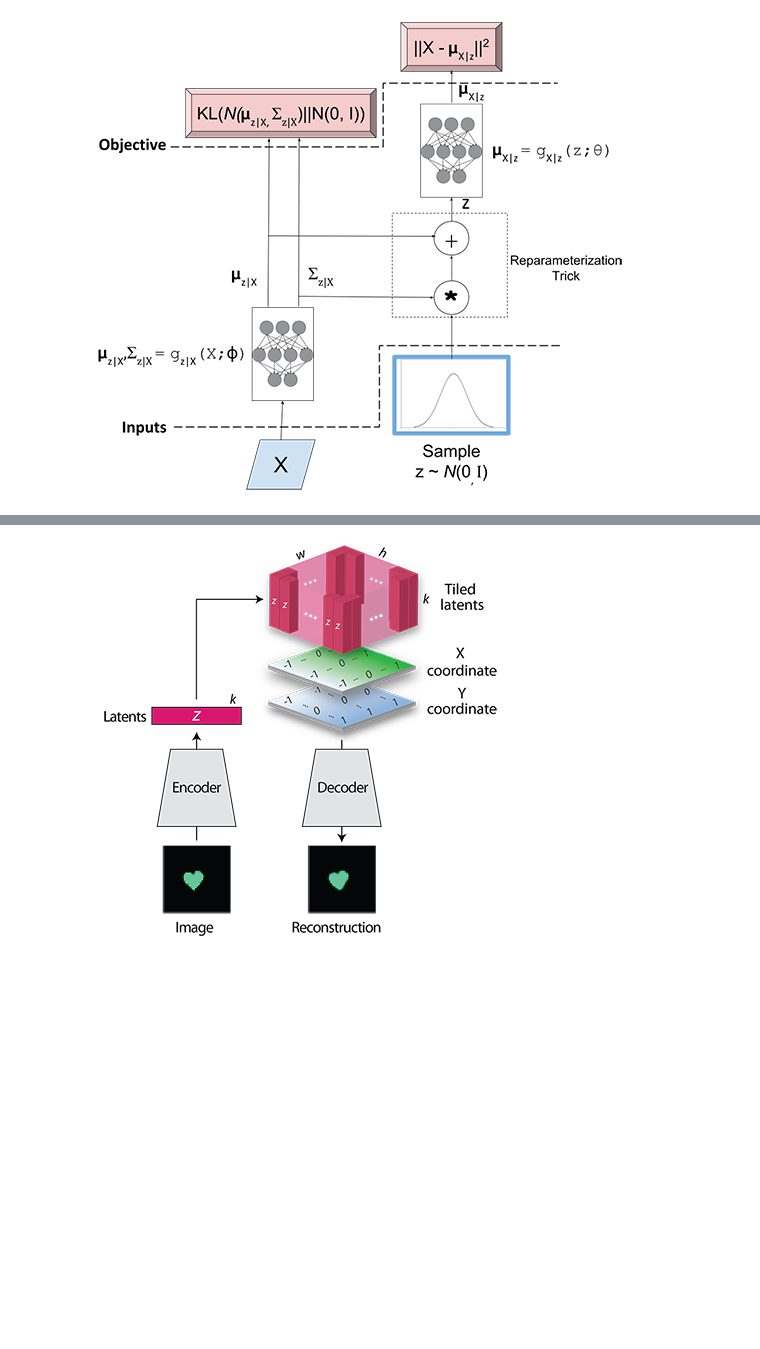
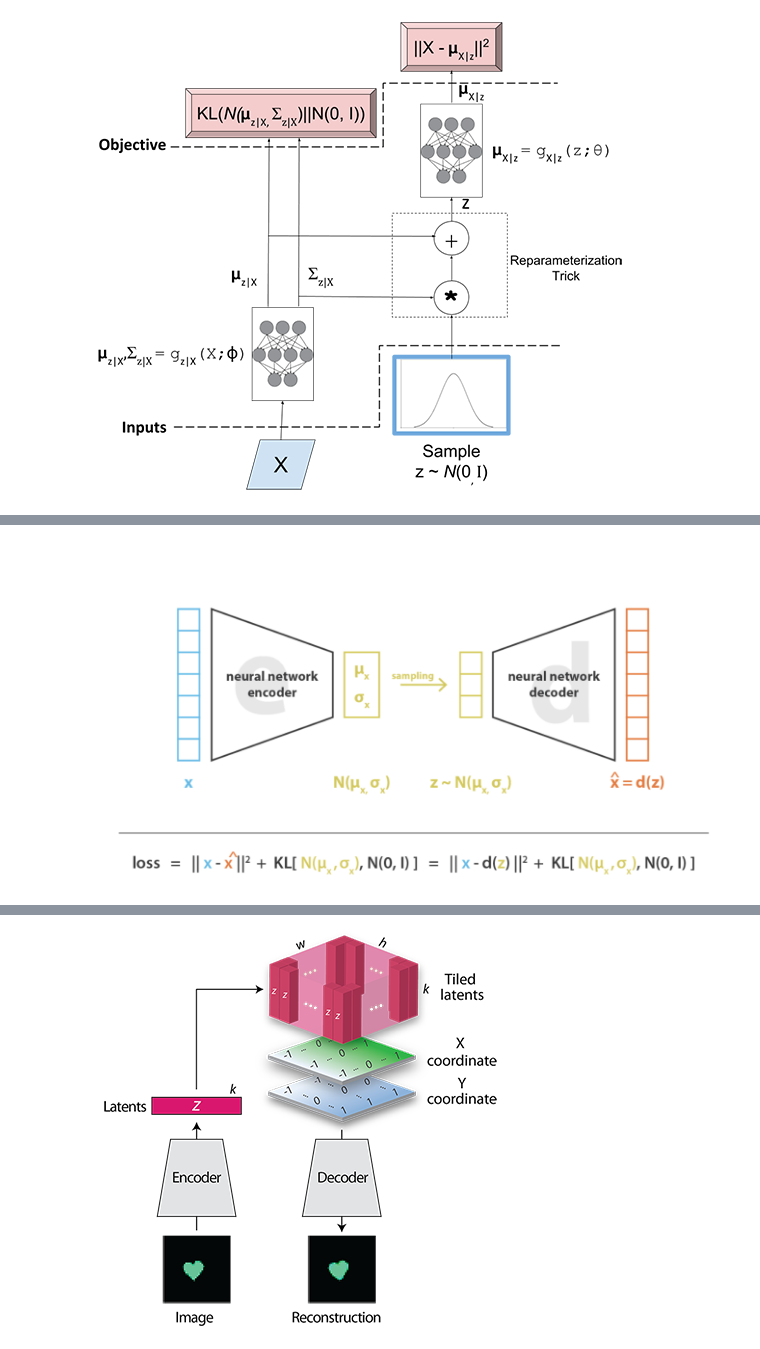
Before and after one commit to EmmaJouffroy/disentangled_vae, a Jupyter notebook: vae_viz.ipynb, the cells around one changed output, grey strips where cells are left out. Saved outputs shown, nothing was run; the diff lists cells and outputs as text; code cells hidden in the pictures; blank space fills up the shorter version.

```diff
--- a/vae_viz.ipynb
+++ b/vae_viz.ipynb
@@ -84,0 +88,5 @@ expliquer rapidement à quoi ça sert et comment on le fait
+# %%
+pil_im = Image.open(str(path_absolute)+'/img/capture2.png')
+display(pil_im)
+# %% [output]
+[figure, added]
```
Also changed, not shown: parts of 11 cells of this notebook, 2 other files.
